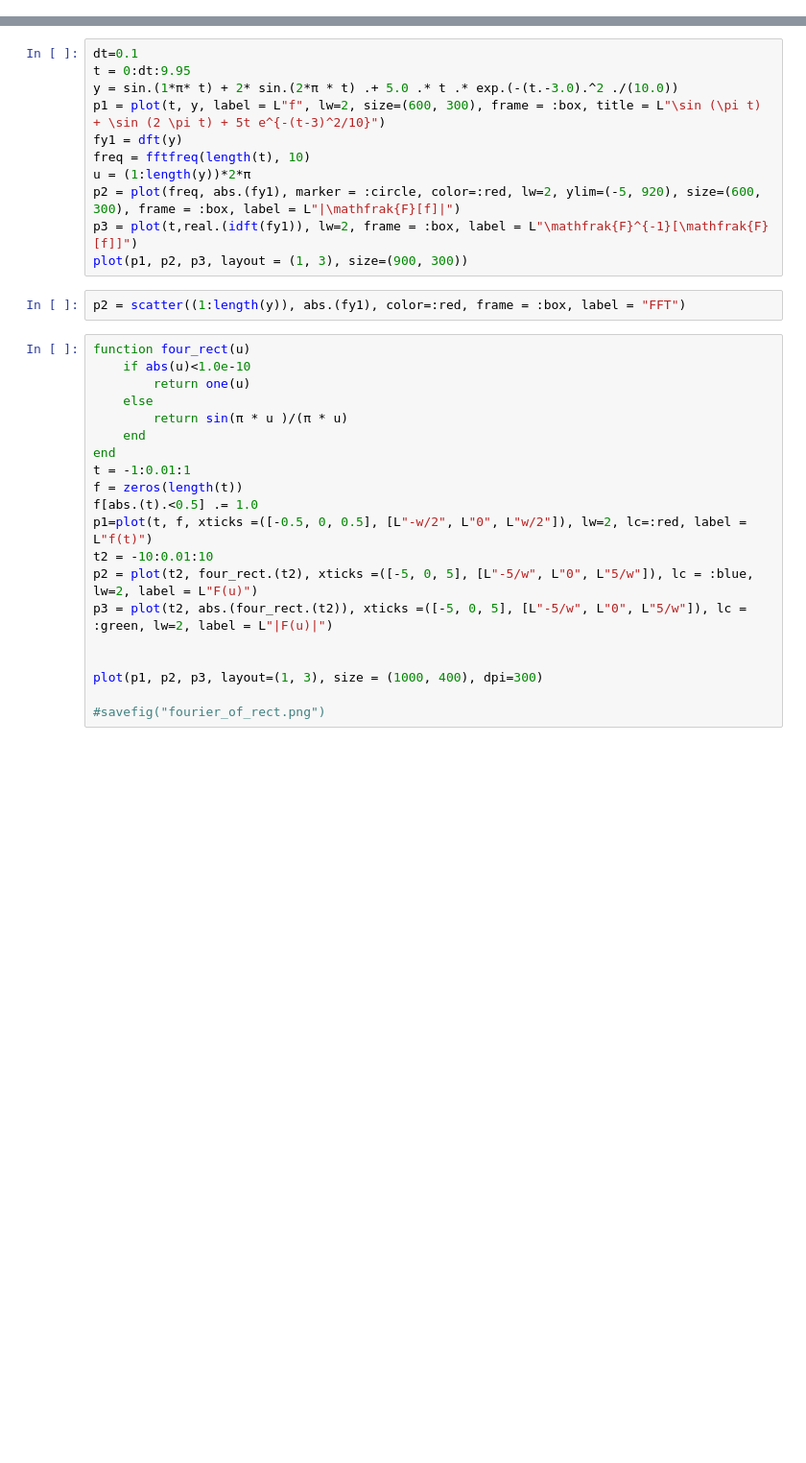
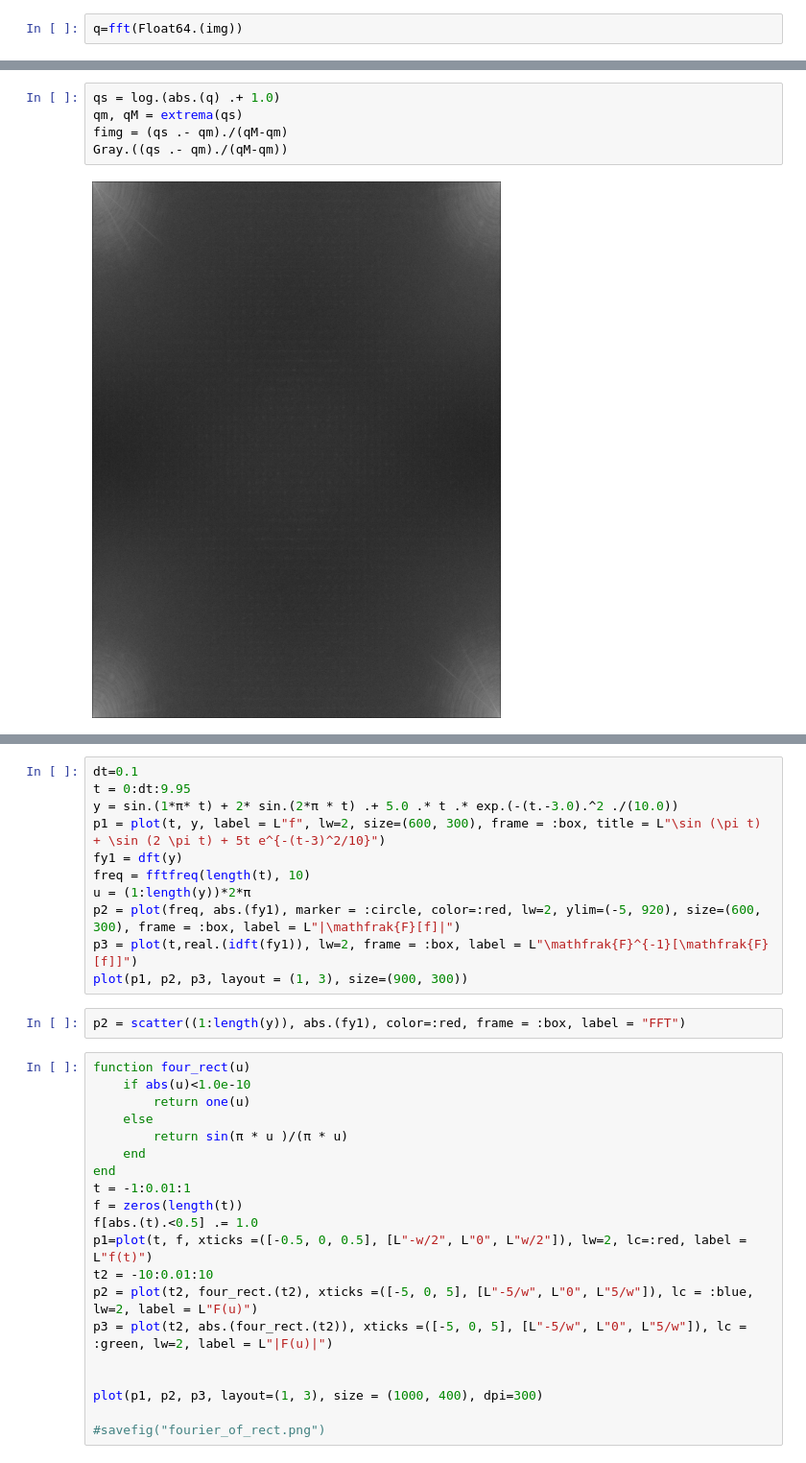
Before and after one commit to Julia-KAERI/Julia-kaeri.github.io, a Jupyter notebook: src/image_processing/notebooks/img04.ipynb, the cells around one changed output, grey strips where cells are left out. Shown at 96% size. Drawn from its saved outputs; the diff is of its cells as text; blank space fills up the shorter version.

```diff
--- a/src/image_processing/notebooks/img04.ipynb
+++ b/src/image_processing/notebooks/img04.ipynb
@@ -20,0 +7,2 @@ plot(p1, p2, p3, layout = (1, 3), size=(900, 300))
+# %%
+q=fft(Float64.(img))
@@ -20,0 +27,7 @@ plot(p1, p2, p3, layout = (1, 3), size=(900, 300))
+# %%
+qs = log.(abs.(q) .+ 1.0)
+qm, qM = extrema(qs)
+fimg = (qs .- qm)./(qM-qm)
+Gray.((qs .- qm)./(qM-qm))
+# %% [output]
+[figure, added]
```
Also changed, not shown: parts of 7 cells of this notebook.
